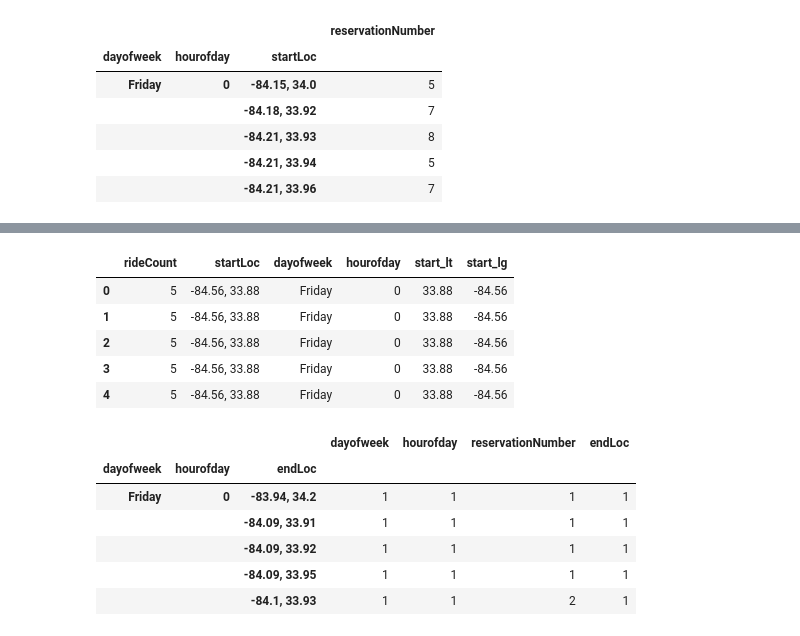
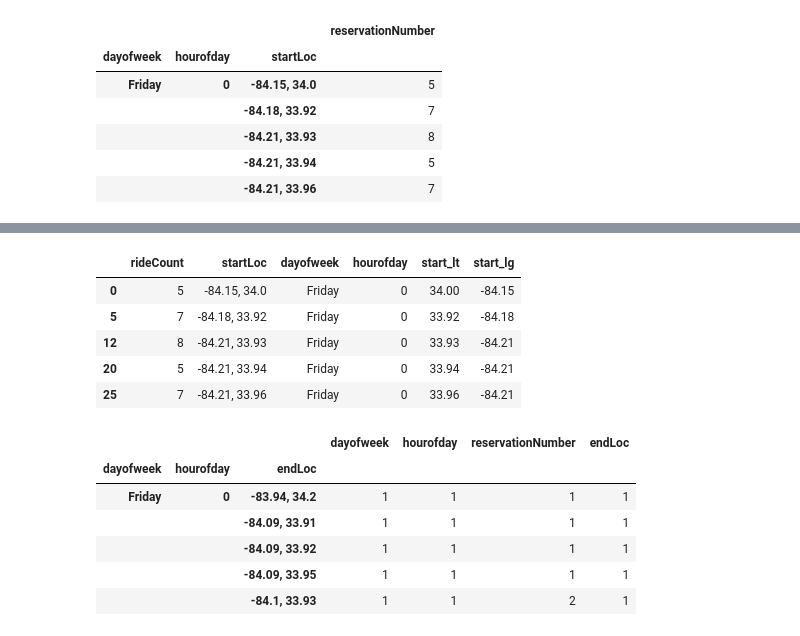
Before and after one commit to jingruli11/capstone, a Jupyter notebook: Clustering_new.ipynb, the cells around one changed output, grey strips where cells are left out. Drawn from its saved outputs; the diff is of its cells as text; code cells hidden in the pictures.

Commit message:
commit 13
update clustering

```diff
--- a/Clustering_new.ipynb
+++ b/Clustering_new.ipynb
@@ -122,13 +122,14 @@ df_start_cluster.head()
 # %%
 df_start_cluster = df_start_cluster.merge(df[['startLoc','dayofweek','hourofday','start_lt','start_lg']], how = 'left', left_index = True, right_on = ['dayofweek','hourofday','startLoc']).reset_index(drop = True)
+df_start_cluster.drop_duplicates(inplace =True)
 df_start_cluster.head()
 # %% [output]
 |  | rideCount | startLoc | dayofweek | hourofday | start_lt | start_lg |
-| 0 | 5 | -84.56, 33.88 | Friday | 0 | 33.88 | -84.56 |
-| 1 | 5 | -84.56, 33.88 | Friday | 0 | 33.88 | -84.56 |
-| 2 | 5 | -84.56, 33.88 | Friday | 0 | 33.88 | -84.56 |
-| 3 | 5 | -84.56, 33.88 | Friday | 0 | 33.88 | -84.56 |
-| 4 | 5 | -84.56, 33.88 | Friday | 0 | 33.88 | -84.56 |
+| 0 | 5 | -84.15, 34.0 | Friday | 0 | 34.00 | -84.15 |
+| 5 | 7 | -84.18, 33.92 | Friday | 0 | 33.92 | -84.18 |
+| 12 | 8 | -84.21, 33.93 | Friday | 0 | 33.93 | -84.21 |
+| 20 | 5 | -84.21, 33.94 | Friday | 0 | 33.94 | -84.21 |
+| 25 | 7 | -84.21, 33.96 | Friday | 0 | 33.96 | -84.21 |
 # %%
 df_end_cluster = df[['dayofweek', 'hourofday','reservationNumber','endLoc']].groupby(['dayofweek','hourofday','endLoc']).nunique()
 df_end_cluster.head()
```
Also changed, not shown: parts of 22 cells of this notebook, 6 other files.
